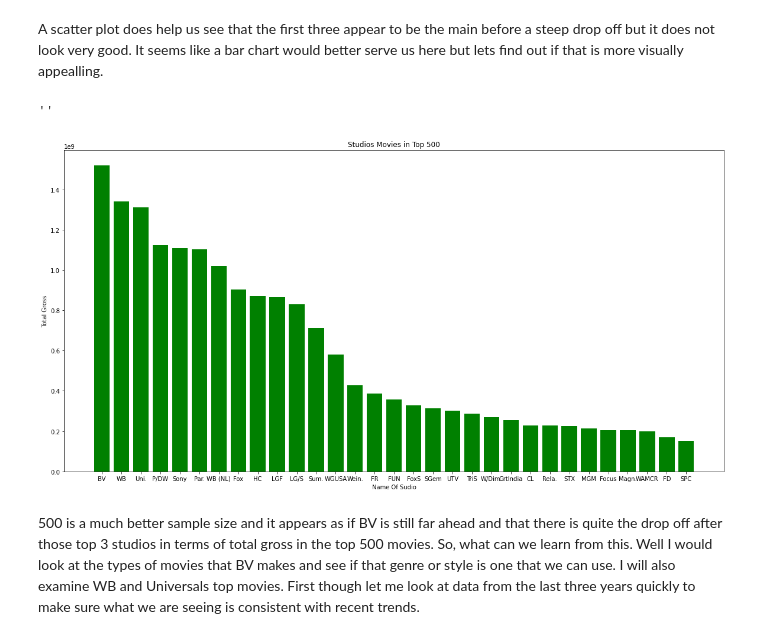
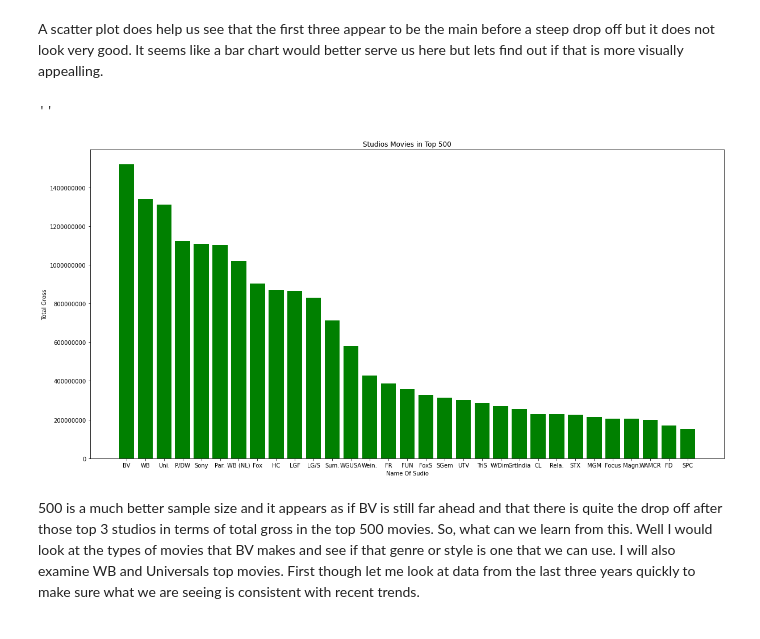
Before and after one commit to meowkaiser/STRONGEST_Project1, a Jupyter notebook: Final_notebook.ipynb, the cells around one changed output. Drawn from its saved outputs; the diff is of its cells as text; code cells hidden in the pictures.

Commit message:
Took away scientific notation from my graphs

```diff
--- a/Final_notebook.ipynb
+++ b/Final_notebook.ipynb
@@ -561,14 +561,15 @@ A scatter plot does help us see that the first three appear to be the main befor
 # %%
 #Make a Bar chart in order to make the data clearer
 fig, ax = plt.subplots(figsize=(20,10))
 ax.bar(x=x_ax,height=y_ax,color='green')
 ax.set_xlabel('Name Of Sudio')
 ax.set_ylabel('Total Gross')
 ax.set_title('Studios Movies in Top 500')
+ax.ticklabel_format(style='plain',axis='y')
 ;
 # %% [output]
 ''
-[figure, old version]
+[figure, new version]
 # %% [markdown]
 500 is a much better sample size and it appears as if BV is still far ahead and that there is quite the drop off after those top 3 studios in terms of total gross in the top 500 movies. So, what can we learn from this. Well I would look at the types of movies that BV makes and see if that genre or style is one that we can use. I will also examine WB and Universals top movies. First though let me look at data from the last three years quickly to make sure what we are seeing is consistent with recent trends.
 # %%
```
Also changed, not shown: parts of 7 cells of this notebook.
